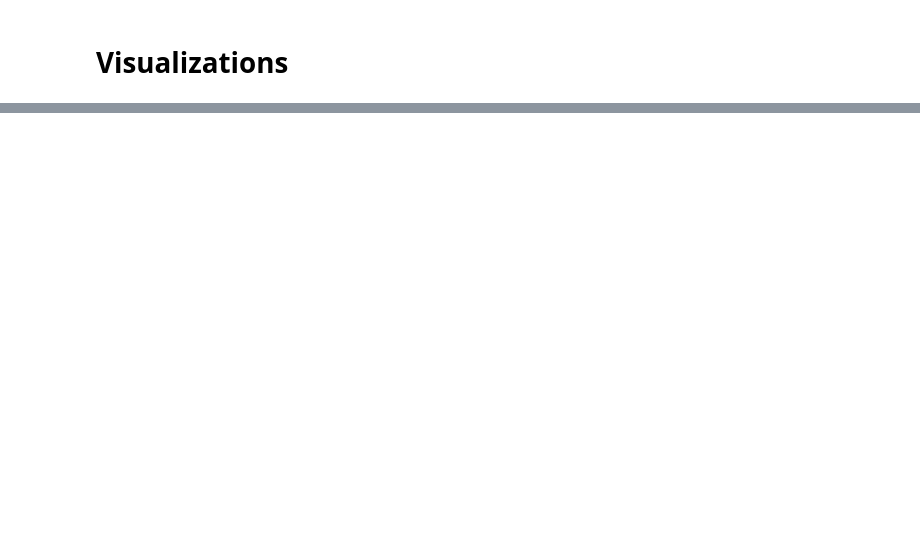
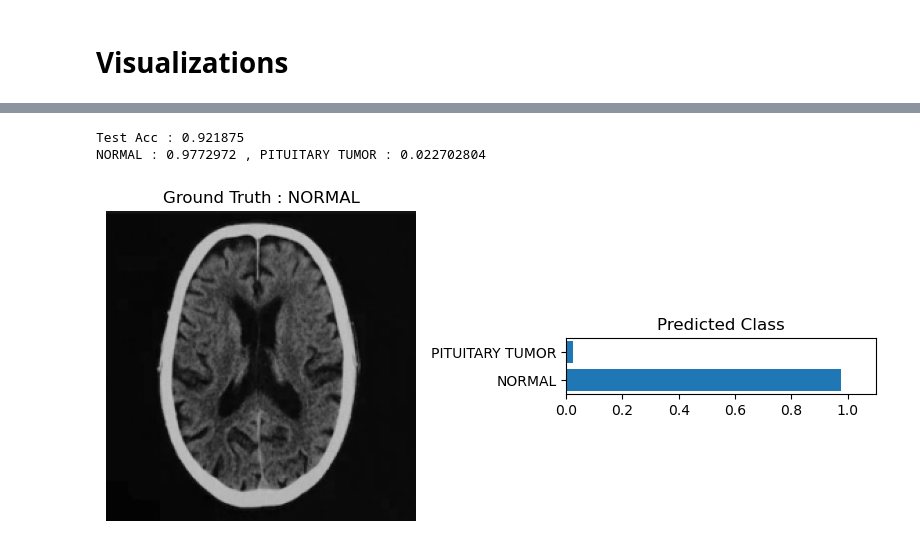
Before and after one commit to jbaik1/CS-188-CV-Final-Project, a Jupyter notebook: Brain_Tumor_Classifier.ipynb, the cells around one changed output, grey strips where cells are left out. Drawn from its saved outputs; the diff is of its cells as text; code cells hidden in the pictures; blank space fills up the shorter version.

```diff
--- a/Brain_Tumor_Classifier.ipynb
+++ b/Brain_Tumor_Classifier.ipynb
@@ -516,0 +544,19 @@ view_classify(image,ps,label)
+# %%
+#visualize resnet18
+
+resnet18_model = timm.create_model('resnet18',pretrained=True)
+resnet18_model.fc = nn.Sequential(
+    nn.Linear(in_features=512, out_features=512),
+    nn.ReLU(),
+    nn.Dropout(p=0.3),
+    nn.Linear(in_features=512, out_features=256),
+    nn.ReLU(),
+    nn.Linear(in_features=256, out_features=2),
+)
+resnet18_model.load_state_dict(torch.load(os.getcwd() +'/resnet18_TumorModel.pt'))
+
+visualize(resnet18_model, image, label, trainer, testloader)
+# %% [output]
+Test Acc : 0.921875
+NORMAL : 0.9772972 , PITUITARY TUMOR : 0.022702804
+[figure, added]
```
Also changed, not shown: parts of 19 cells of this notebook, 3 other files.
